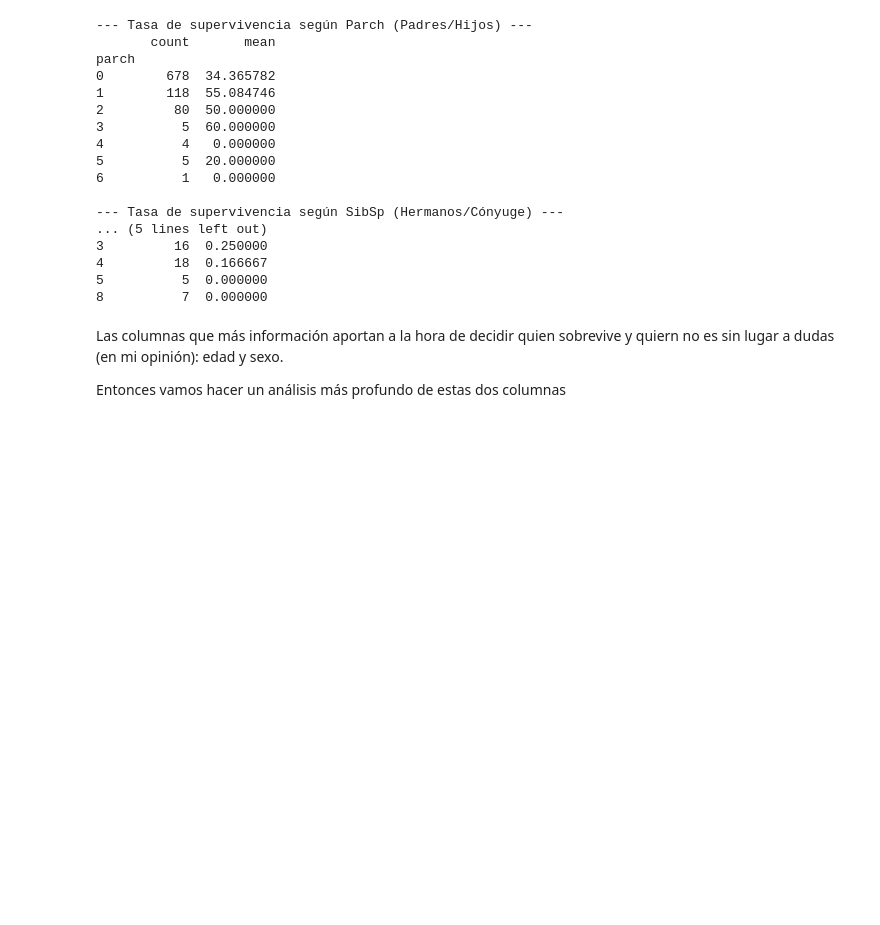
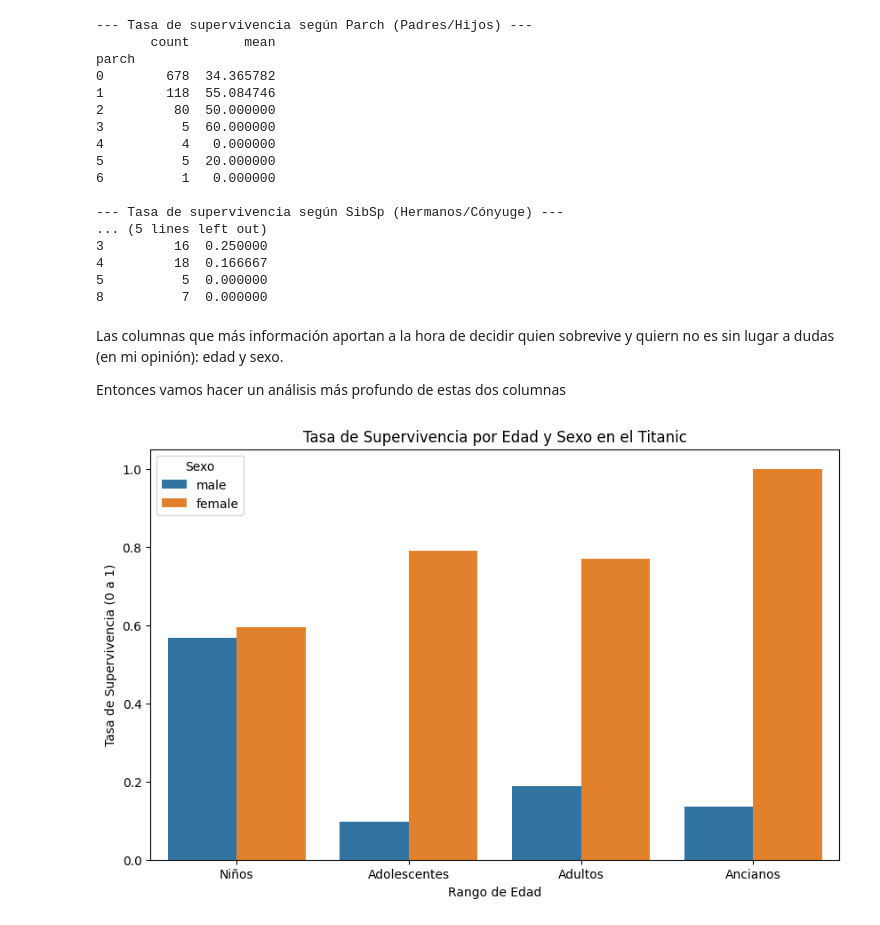
Before and after one commit to fabio2k3/kaggle-challenge-solutions, a Jupyter notebook: titanic-machine-learning-from-disaster/decision-tree-titanic-ml.ipynb, the cells around one changed output. Cells and saved outputs as stored; diff of their text form; code cells hidden in the pictures; blank space fills up the shorter version.

```diff
--- a/titanic-machine-learning-from-disaster/decision-tree-titanic-ml.ipynb
+++ b/titanic-machine-learning-from-disaster/decision-tree-titanic-ml.ipynb
@@ -136,3 +136,28 @@ Entonces vamos hacer un análisis más profundo de estas dos columnas
 # %%
 import seaborn as sns
 import matplotlib.pyplot as plt
+
+# Análisis cruzado: Sexo y Rango de EDAD
+
+analisis_cruzado = df_edad.groupby(['sex', 'rango_edad'])['survived'].agg(
+    Total = 'count',
+    Sobrevivieron = 'sum').reset_index()
+
+# Los que Fallecieron
+analisis_cruzado['Fallecieron'] = analisis_cruzado['Total'] - analisis_cruzado['Sobrevivieron']
+
+# Porcentaje de superviviencia de ese grupo ESPECÍFICO
+analisis_cruzado['Tasa_Supervivencia_%'] = (analisis_cruzado['Sobrevivieron'] / analisis_cruzado['Total']) * 100
+
+# Crear el gráfico
+plt.figure(figsize=(10, 6))
+sns.barplot(data=df_edad, x='rango_edad', y='survived', hue='sex', errorbar=None)
+
+# Personalización
+plt.title('Tasa de Supervivencia por Edad y Sexo en el Titanic')
+plt.ylabel('Tasa de Supervivencia (0 a 1)')
+plt.xlabel('Rango de Edad')
+plt.legend(title='Sexo')
+plt.show()
+# %% [output]
+[figure, added]
```
Also changed, not shown: parts of 2 cells of this notebook.
